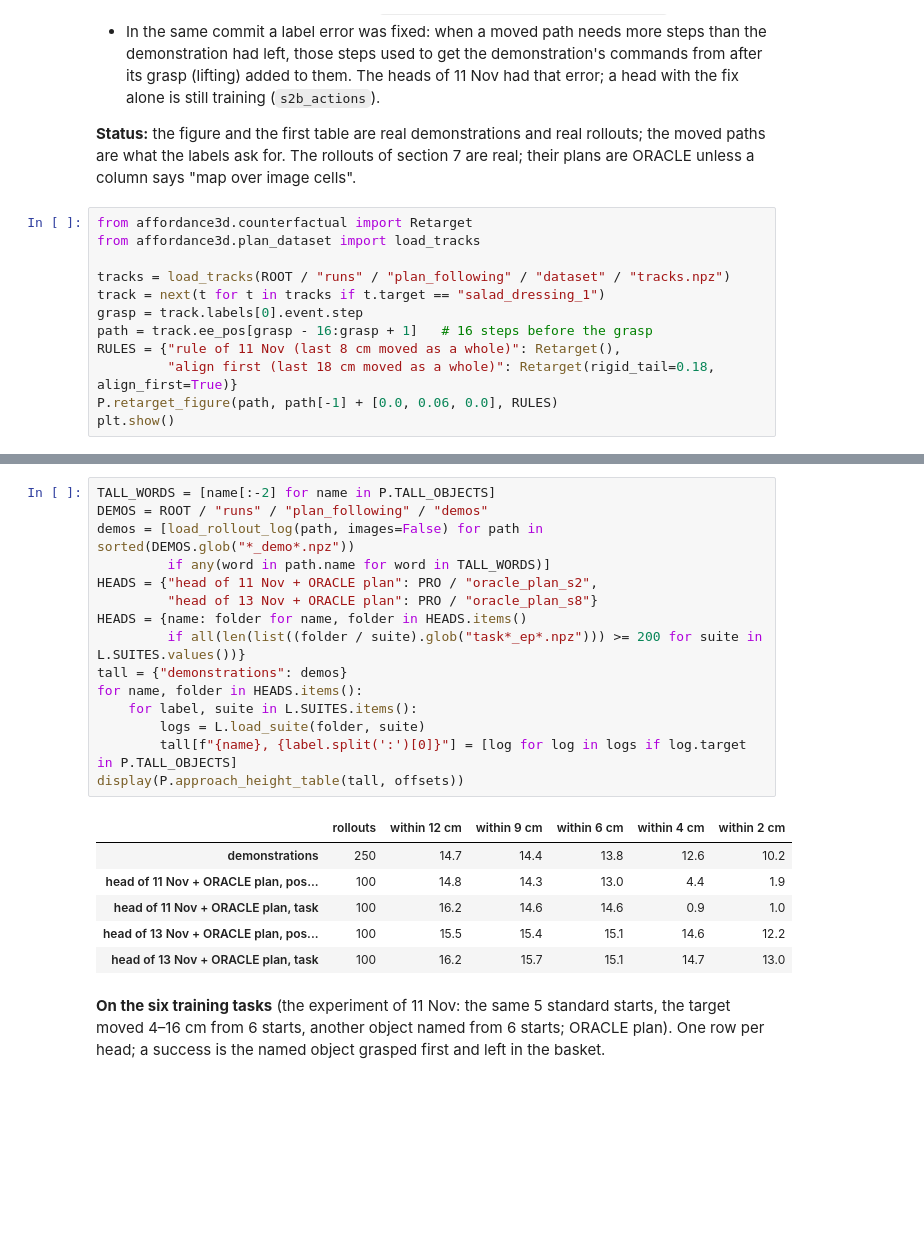
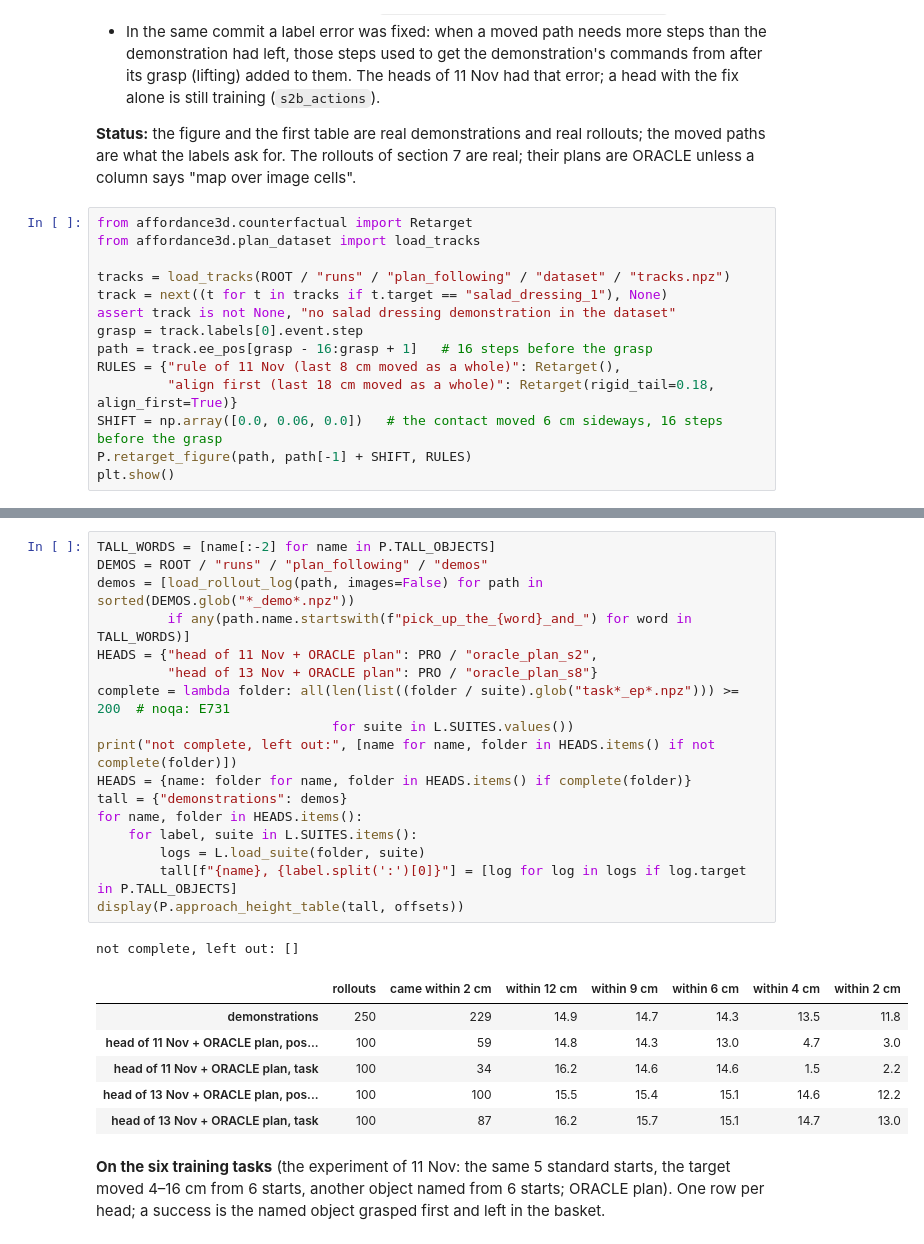
Before and after one commit to zniihgnexy/affordance-vla, a Jupyter notebook: report/2026-11-13_plan_predictor.ipynb, the cells around one changed output, grey strips where cells are left out. Cells and saved outputs as stored; diff of their text form; blank space fills up the shorter version.

```diff
--- a/report/2026-11-13_plan_predictor.ipynb
+++ b/report/2026-11-13_plan_predictor.ipynb
@@ -278,11 +279,13 @@ from affordance3d.counterfactual import Retarget
 from affordance3d.plan_dataset import load_tracks
 
 tracks = load_tracks(ROOT / "runs" / "plan_following" / "dataset" / "tracks.npz")
-track = next(t for t in tracks if t.target == "salad_dressing_1")
+track = next((t for t in tracks if t.target == "salad_dressing_1"), None)
+assert track is not None, "no salad dressing demonstration in the dataset"
 grasp = track.labels[0].event.step
 path = track.ee_pos[grasp - 16:grasp + 1]   # 16 steps before the grasp
 RULES = {"rule of 11 Nov (last 8 cm moved as a whole)": Retarget(),
          "align first (last 18 cm moved as a whole)": Retarget(rigid_tail=0.18, align_first=True)}
-P.retarget_figure(path, path[-1] + [0.0, 0.06, 0.0], RULES)
+SHIFT = np.array([0.0, 0.06, 0.0])   # the contact moved 6 cm sideways, 16 steps before the grasp
+P.retarget_figure(path, path[-1] + SHIFT, RULES)
 plt.show()
 # %% [output]
@@ -292,25 +295,28 @@ plt.show()
 # %%
 TALL_WORDS = [name[:-2] for name in P.TALL_OBJECTS]
 DEMOS = ROOT / "runs" / "plan_following" / "demos"
 demos = [load_rollout_log(path, images=False) for path in sorted(DEMOS.glob("*_demo*.npz"))
-         if any(word in path.name for word in TALL_WORDS)]
+         if any(path.name.startswith(f"pick_up_the_{word}_and_") for word in TALL_WORDS)]
 HEADS = {"head of 11 Nov + ORACLE plan": PRO / "oracle_plan_s2",
          "head of 13 Nov + ORACLE plan": PRO / "oracle_plan_s8"}
-HEADS = {name: folder for name, folder in HEADS.items()
-         if all(len(list((folder / suite).glob("task*_ep*.npz"))) >= 200 for suite in L.SUITES.values())}
+complete = lambda folder: all(len(list((folder / suite).glob("task*_ep*.npz"))) >= 200  # noqa: E731
+                              for suite in L.SUITES.values())
+print("not complete, left out:", [name for name, folder in HEADS.items() if not complete(folder)])
+HEADS = {name: folder for name, folder in HEADS.items() if complete(folder)}
 tall = {"demonstrations": demos}
 for name, folder in HEADS.items():
     for label, suite in L.SUITES.items():
         logs = L.load_suite(folder, suite)
         tall[f"{name}, {label.split(':')[0]}"] = [log for log in logs if log.target in P.TALL_OBJECTS]
 display(P.approach_height_table(tall, offsets))
 # %% [output]
+not complete, left out: []
-|  | rollouts | within 12 cm | within 9 cm | within 6 cm | within 4 cm | within 2 cm |
-| demonstrations | 250 | 14.7 | 14.4 | 13.8 | 12.6 | 10.2 |
-| head of 11 Nov + ORACLE plan, pos... | 100 | 14.8 | 14.3 | 13.0 | 4.4 | 1.9 |
-| head of 11 Nov + ORACLE plan, task | 100 | 16.2 | 14.6 | 14.6 | 0.9 | 1.0 |
-| head of 13 Nov + ORACLE plan, pos... | 100 | 15.5 | 15.4 | 15.1 | 14.6 | 12.2 |
-| head of 13 Nov + ORACLE plan, task | 100 | 16.2 | 15.7 | 15.1 | 14.7 | 13.0 |
+|  | rollouts | came within 2 cm | within 12 cm | within 9 cm | within 6 cm | within 4 cm | within 2 cm |
+| demonstrations | 250 | 229 | 14.9 | 14.7 | 14.3 | 13.5 | 11.8 |
+| head of 11 Nov + ORACLE plan, pos... | 100 | 59 | 14.8 | 14.3 | 13.0 | 4.7 | 3.0 |
+| head of 11 Nov + ORACLE plan, task | 100 | 34 | 16.2 | 14.6 | 14.6 | 1.5 | 2.2 |
+| head of 13 Nov + ORACLE plan, pos... | 100 | 100 | 15.5 | 15.4 | 15.1 | 14.6 | 12.2 |
+| head of 13 Nov + ORACLE plan, task | 100 | 87 | 16.2 | 15.7 | 15.1 | 14.7 | 13.0 |
 # %% [markdown]
 **On the six training tasks** (the experiment of 11 Nov: the same 5 standard starts, the target moved 4–16 cm from 6 starts, another object named from 6 starts; ORACLE plan). One row per head; a success is the named object grasped first and left in the basket.
 # %%
```
Also changed, not shown: parts of 6 cells of this notebook, 5 other files.
